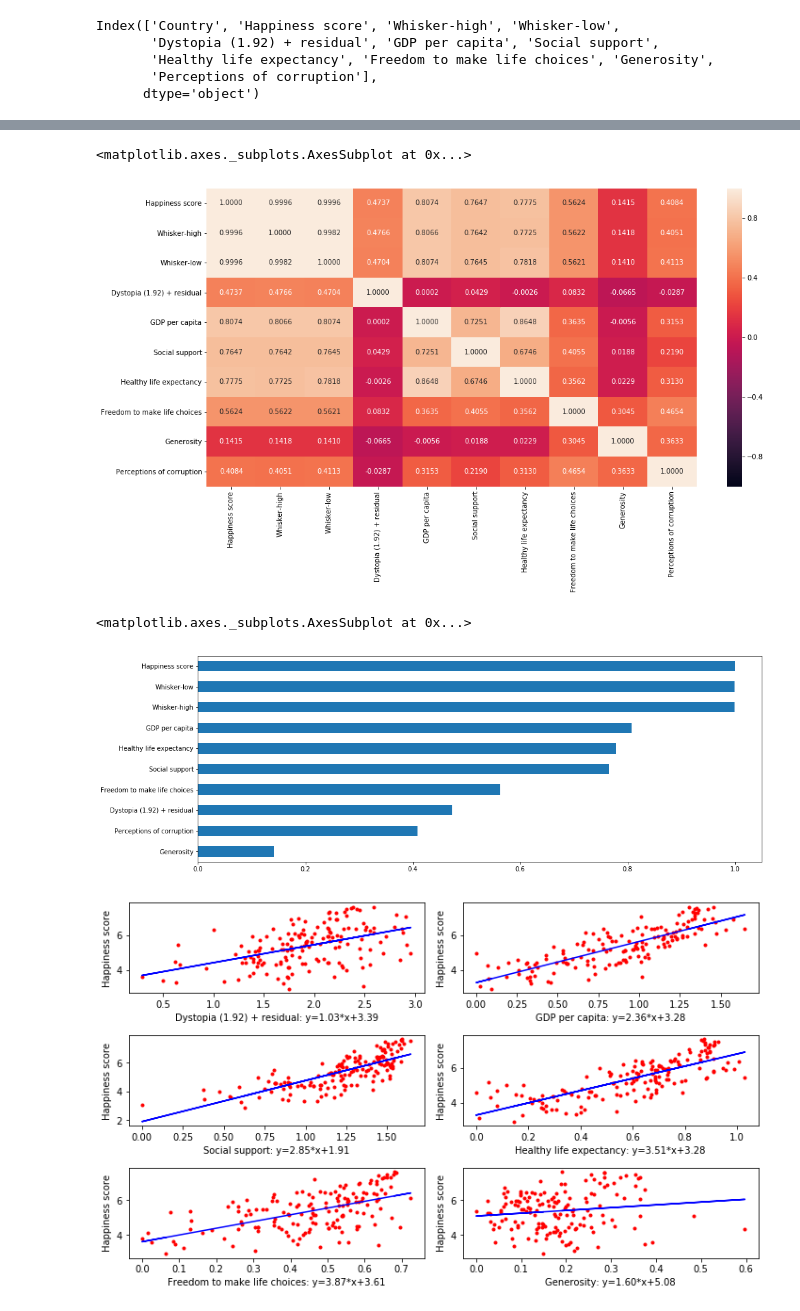
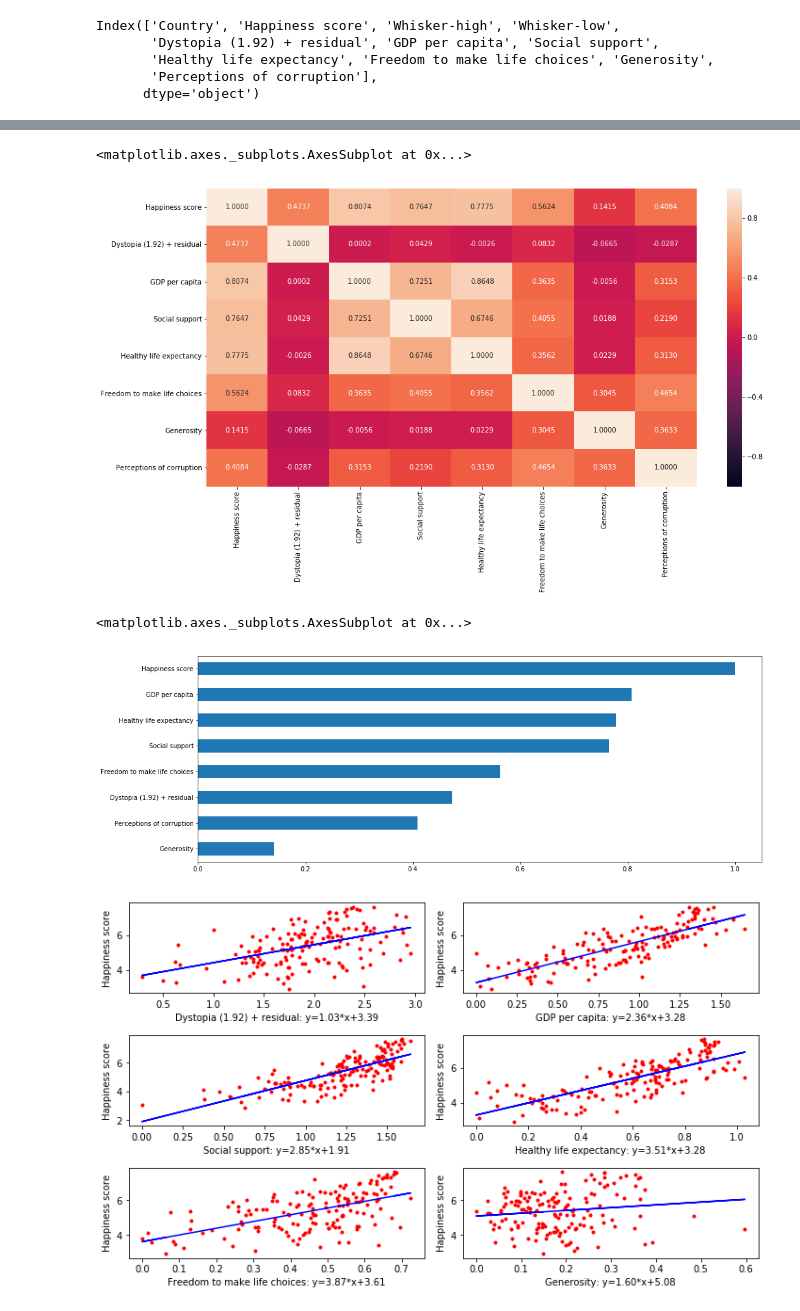
Before and after one commit to guptajay/world-happiness-report, a Jupyter notebook: project_cz1015.ipynb, the cells around one changed output, grey strips where cells are left out. Saved outputs shown, nothing was run; the diff lists cells and outputs as text; code cells hidden in the pictures.

```diff
--- a/project_cz1015.ipynb
+++ b/project_cz1015.ipynb
@@ -62,0 +49,3 @@ df2018.corr()
+# %%
+df2018_features = df2018.drop(['Whisker-high', 'Whisker-low'], axis=1)
+df2018_features.corr()
@@ -63,14 +62,14 @@ df2018.corr()
 # %%
 f, ax = plt.subplots(1,1, figsize=(16,8))
-sb.heatmap(df2018.corr(), vmin = -1, vmax=1, annot=True, fmt='.4f')
+sb.heatmap(df2018_features.corr(), vmin = -1, vmax=1, annot=True, fmt='.4f')
 # %% [output]
 <matplotlib.axes._subplots.AxesSubplot at 0x...>
-[figure, old version]
+[figure, new version]
 # %%
-df2018.corr().iloc[0,].sort_values().plot.barh(figsize=(16,6))
+df2018_features.corr().iloc[0,].sort_values().plot.barh(figsize=(16,6))
 # %% [output]
 <matplotlib.axes._subplots.AxesSubplot at 0x...>
-[figure, old version]
+[figure, new version]
 # %%
 # Relationship between GDP and happiness
 from sklearn.linear_model import LinearRegression
```
Also changed, not shown: parts of 25 cells of this notebook, 3 other files.
